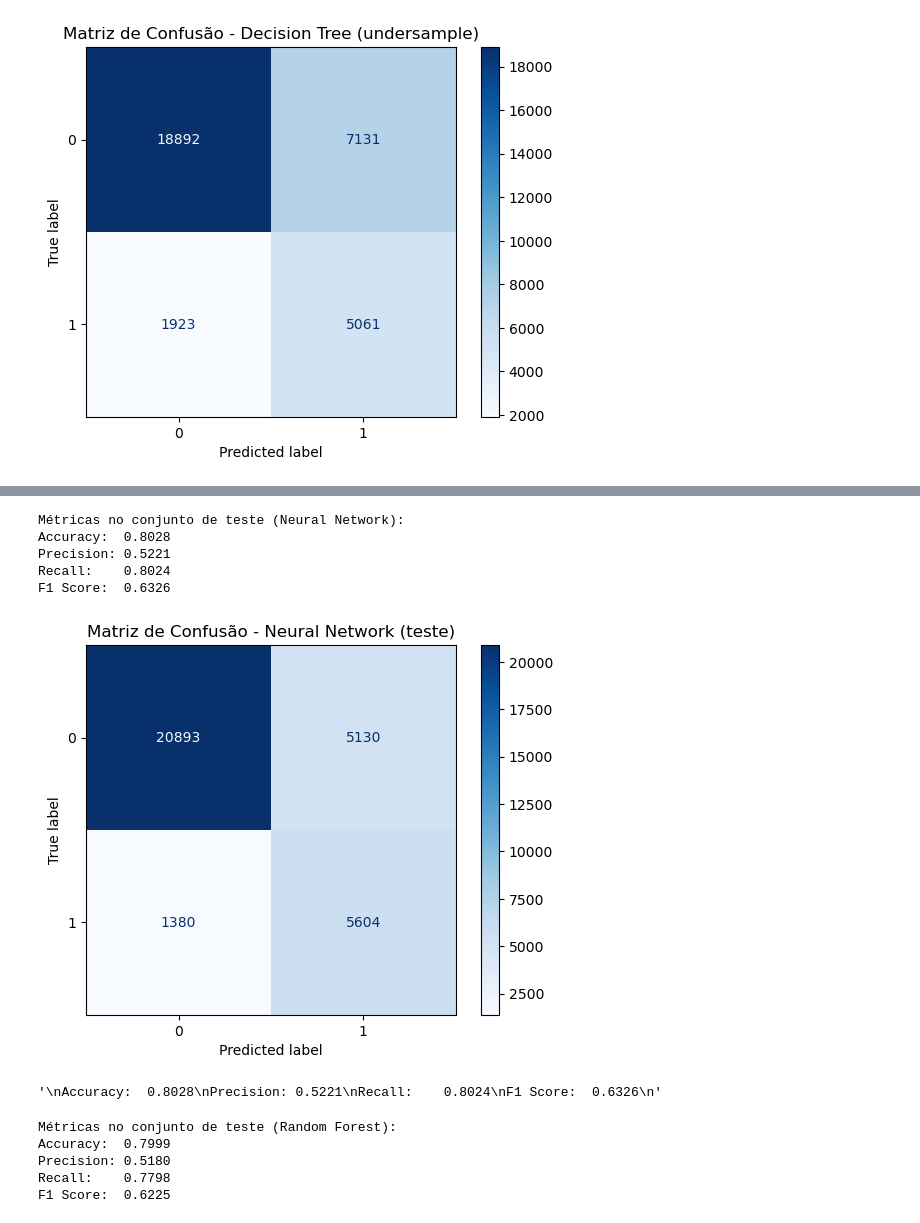
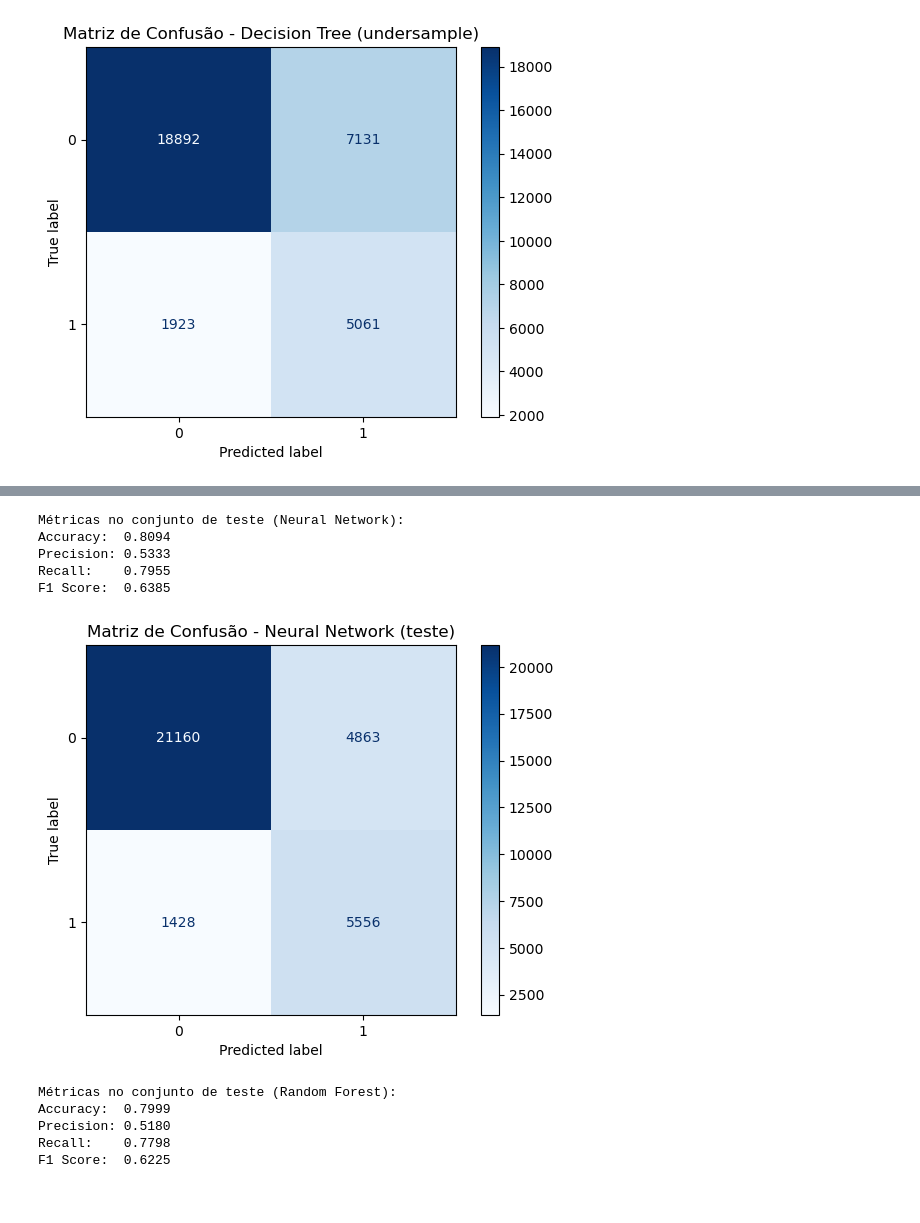
Before and after one commit to asilva1604/iart2-feup-2425, a Jupyter notebook: main.ipynb, the cells around one changed output, grey strips where cells are left out. Drawn from its saved outputs; the diff is of its cells as text; code cells hidden in the pictures.

Commit message:
improve neural network

```diff
--- a/main.ipynb
+++ b/main.ipynb
@@ -275,48 +275,75 @@ F1 Score:  0.6377
 # %%
 from sklearn.neural_network import MLPClassifier
+from sklearn.model_selection import GridSearchCV
+from sklearn.metrics import accuracy_score, precision_score, recall_score, f1_score, confusion_matrix, ConfusionMatrixDisplay
+import matplotlib.pyplot as plt
+import warnings
+from sklearn.exceptions import ConvergenceWarning
 
-# 10. Treinar modelo Neural Network
-nn_model = MLPClassifier(hidden_layer_sizes=(100,), max_iter=500, random_state=42)  # Pode ajustar os parâmetros
-nn_model.fit(X_train_processed, y_train_bal)
+warnings.filterwarnings("ignore", category=ConvergenceWarning)
+
+# Parâmetros para Grid Search
+param_grid = {
+    'hidden_layer_sizes': [(100,), (100, 50), (50,)],
+    'activation': ['relu', 'tanh'],
+    'solver': ['adam'],
+    'alpha': [0.0001, 0.001],
+    'learning_rate_init': [0.001, 0.01]
+}
+
+# Grid Search com MLPClassifier
+grid = GridSearchCV(
+    MLPClassifier(max_iter=1000, random_state=42),
+    param_grid,
+    cv=3,
+    scoring='f1',
+    n_jobs=-1
+)
+
+# Treinar
+grid.fit(X_train_processed, y_train_bal)
+
+# Melhor modelo encontrado
+best_nn_model = grid.best_estimator_
 
 # Avaliar no conjunto de teste
-y_pred_nn = nn_model.predict(X_test_processed)
+y_pred_nn = best_nn_model.predict(X_test_processed)
 
 # Calcular métricas
 accuracy_nn = accuracy_score(y_test, y_pred_nn)
 precision_nn = precision_score(y_test, y_pred_nn)
 recall_nn = recall_score(y_test, y_pred_nn)
 f1_nn = f1_score(y_test, y_pred_nn)
 cm_nn = confusion_matrix(y_test, y_pred_nn)
 
 # Guardar resultados no dicionário
 results["Neural Network"] = {
     "Accuracy": accuracy_nn,
     "Precision": precision_nn,
     "Recall": recall_nn,
     "F1 Score": f1_nn,
     "Confusion Matrix": cm_nn
 }
 
 # Mostrar resultados
 print("\nMétricas no conjunto de teste (Neural Network):")
 print(f"Accuracy:  {accuracy_nn:.4f}")
 print(f"Precision: {precision_nn:.4f}")
 print(f"Recall:    {recall_nn:.4f}")
 print(f"F1 Score:  {f1_nn:.4f}")
 
-disp_nn = ConfusionMatrixDisplay(confusion_matrix=cm_nn, display_labels=nn_model.classes_)
+# Mostrar matriz de confusão
+disp_nn = ConfusionMatrixDisplay(confusion_matrix=cm_nn, display_labels=best_nn_model.classes_)
 disp_nn.plot(cmap="Blues")
 plt.title("Matriz de Confusão - Neural Network (teste)")
 plt.show()
 # %% [output]
 Métricas no conjunto de teste (Neural Network):
-Accuracy:  0.8028
-Precision: 0.5221
-Recall:    0.8024
-F1 Score:  0.6326
+Accuracy:  0.8094
+Precision: 0.5333
+Recall:    0.7955
+F1 Score:  0.6385
-[figure, old version]
+[figure, new version]
-'\nAccuracy:  0.8028\nPrecision: 0.5221\nRecall:    0.8024\nF1 Score:  0.6326\n'
 # %%
 from sklearn.ensemble import RandomForestClassifier
 
```
Also changed, not shown: parts of 1 cell of this notebook.
